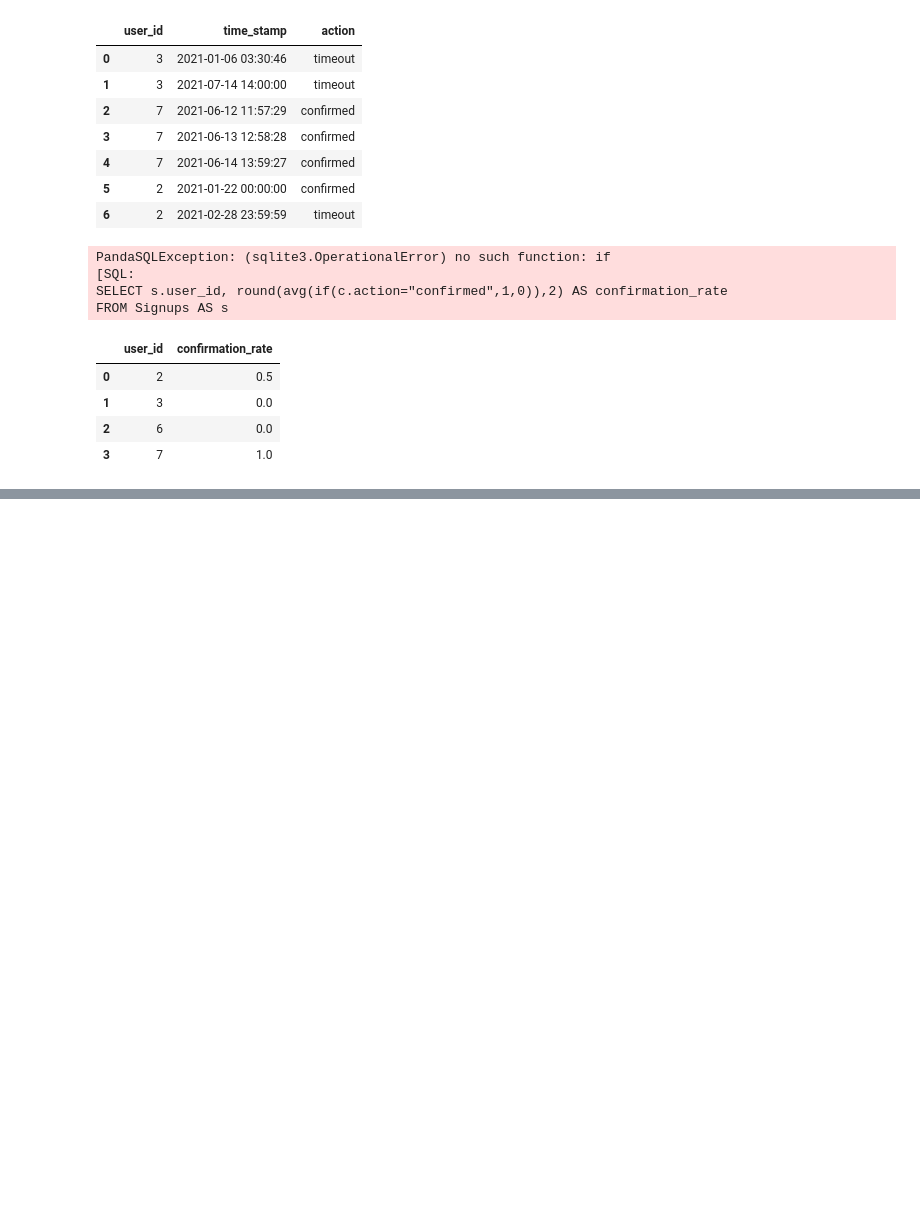
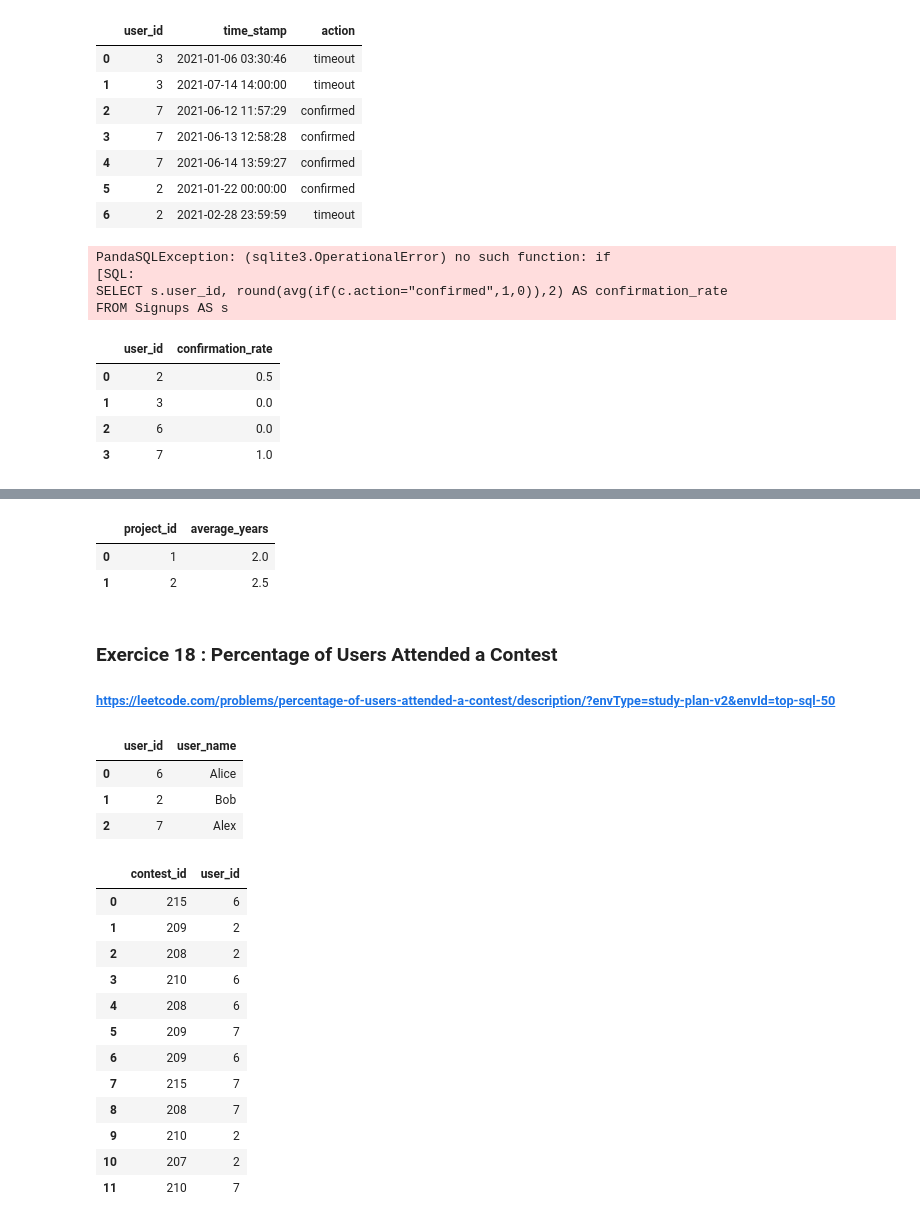
Before and after one commit to t7bo/SQL, a Jupyter notebook: SQL_exercices.ipynb, the cells around one changed output, grey strips where cells are left out. Cells and saved outputs as stored; diff of their text form; code cells hidden in the pictures; blank space fills up the shorter version.

```diff
--- a/SQL_exercices.ipynb
+++ b/SQL_exercices.ipynb
@@ -620,0 +747,50 @@ psql.sqldf(query, locals())
+# %%
+query = """
+SELECT p.project_id, ROUND(AVG(e.experience_years),2) AS average_years
+FROM Project p
+LEFT JOIN Employee e on e.employee_id = p.employee_id
+GROUP BY p.project_id
+"""
+psql.sqldf(query, locals())
+# %% [output]
+|  | project_id | average_years |
+| 0 | 1 | 2.0 |
+| 1 | 2 | 2.5 |
+# %% [markdown]
+### Exercice 18 : Percentage of Users Attended a Contest
+###### https://leetcode.com/problems/percentage-of-users-attended-a-contest/description/?envType=study-plan-v2&envId=top-sql-50
+# %%
+users_data = {
+    'user_id': [6, 2, 7],
+    'user_name': ['Alice', 'Bob', 'Alex']
+}
+
+Users = pd.DataFrame(users_data)
+Users
+# %% [output]
+|  | user_id | user_name |
+| 0 | 6 | Alice |
+| 1 | 2 | Bob |
+| 2 | 7 | Alex |
+# %%
+register_data = {
+    'contest_id': [215, 209, 208, 210, 208, 209, 209, 215, 208, 210, 207, 210],
+    'user_id': [6, 2, 2, 6, 6, 7, 6, 7, 7, 2, 2, 7]
+}
+
+Register = pd.DataFrame(register_data)
+Register
+# %% [output]
+|  | contest_id | user_id |
+| 0 | 215 | 6 |
+| 1 | 209 | 2 |
+| 2 | 208 | 2 |
+| 3 | 210 | 6 |
+| 4 | 208 | 6 |
+| 5 | 209 | 7 |
+| 6 | 209 | 6 |
+| 7 | 215 | 7 |
+| 8 | 208 | 7 |
+| 9 | 210 | 2 |
+| 10 | 207 | 2 |
+| 11 | 210 | 7 |
```
Also changed, not shown: parts of 24 cells of this notebook.
